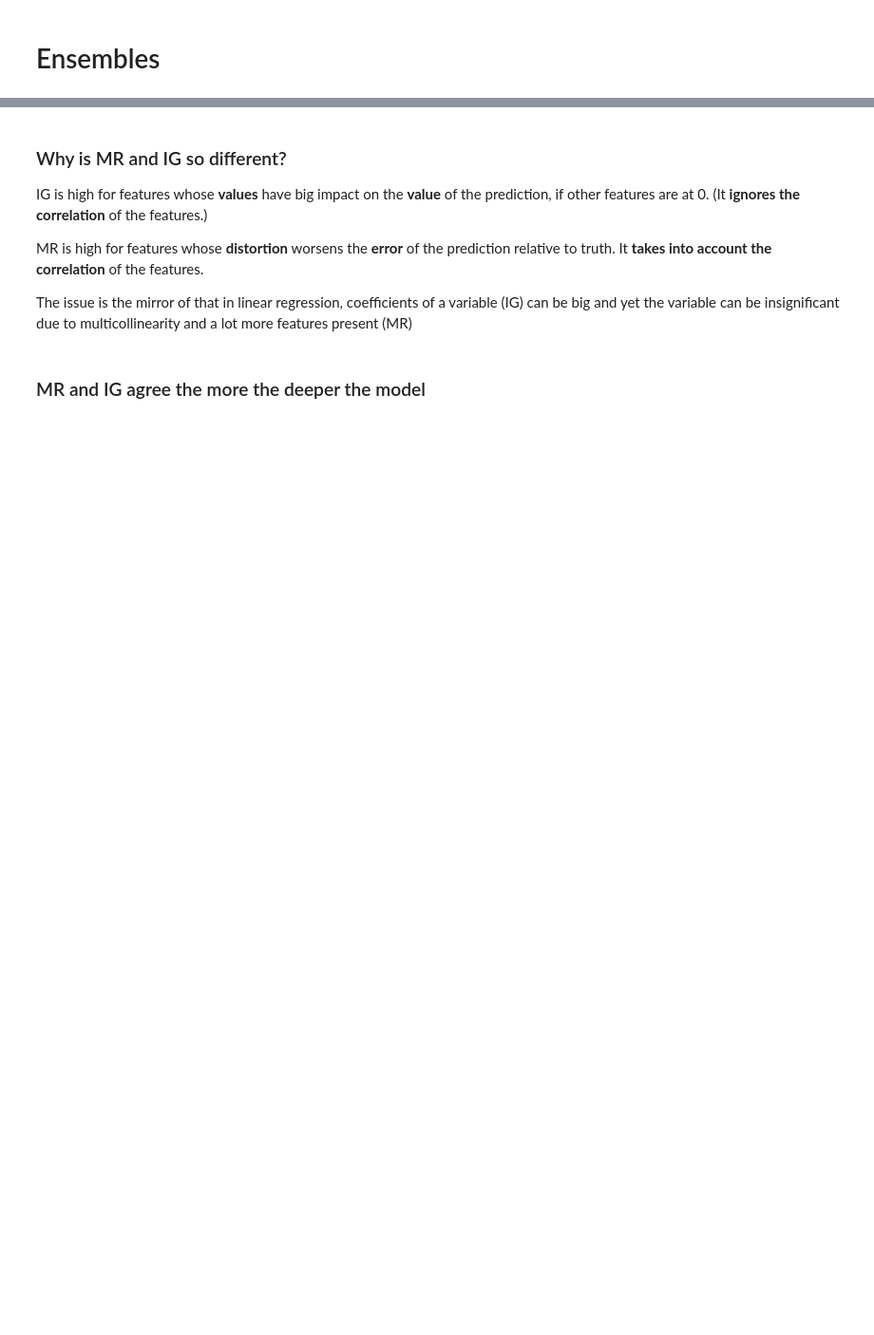
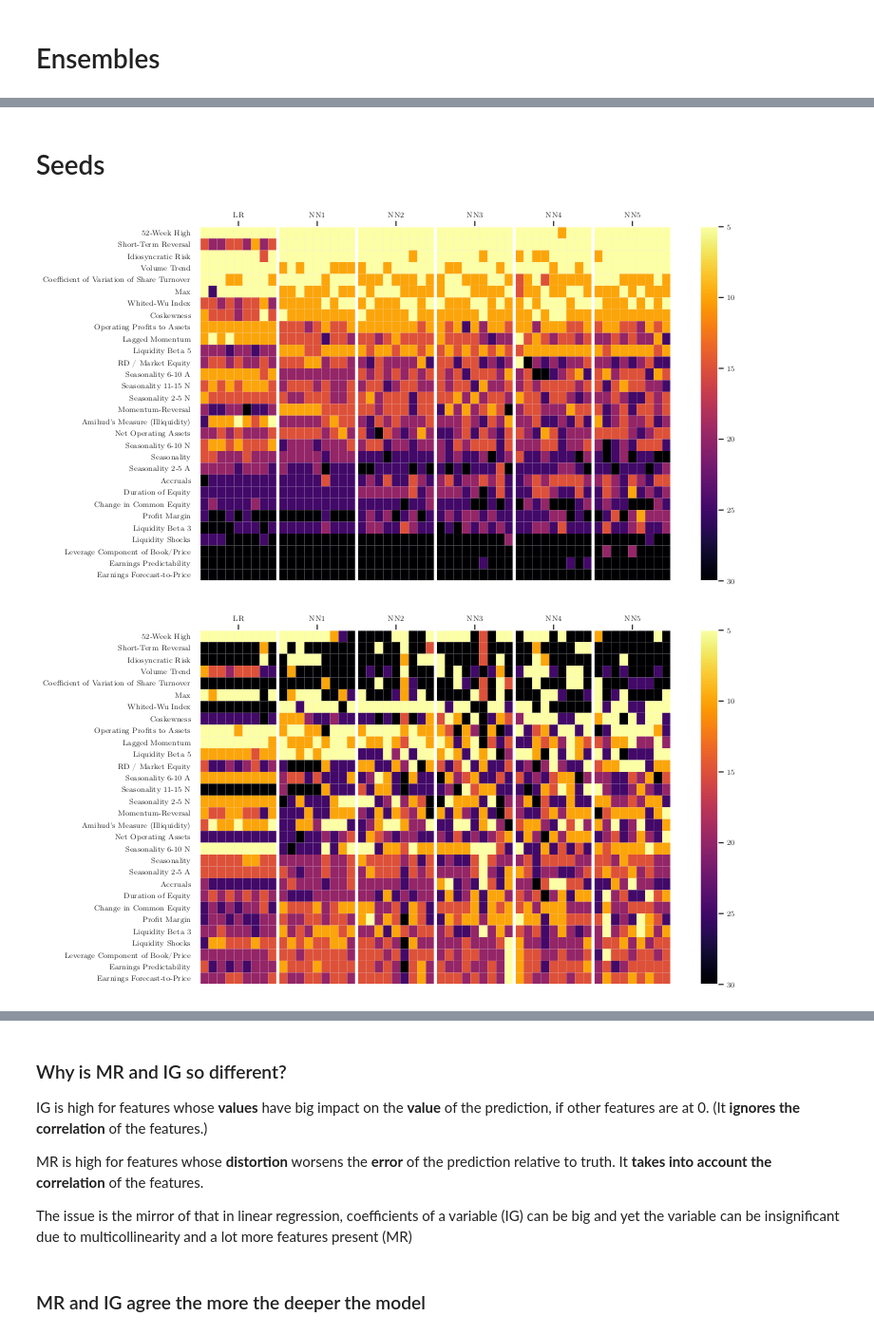
Before and after one commit to karolinachalupova/DiplomaThesis, a Jupyter notebook: results_plots.ipynb, the cells around one changed output, grey strips where cells are left out. Shown at 95% size. Drawn from its saved outputs; the diff is of its cells as text; code cells hidden in the pictures; blank space fills up the shorter version.

```diff
--- a/results_plots.ipynb
+++ b/results_plots.ipynb
@@ -246,0 +53,16 @@ fe_heatmap(mr)
+# %% [markdown]
+# Seeds
+# %%
+r = Results(os.path.join("results", "selected", "individual"))
+r.load()
+r.subset('ytrain',16)
+r.rename(['nn_name', "seed"])
+
+for styling in ["heatmap"]:
+    style_plot_df(r.ig.transpose(), styling=styling, mode='seeds')
+
+for styling in ["heatmap"]:
+    style_plot_df(r.mr.transpose(), styling=styling, mode='seeds')
+# %% [output]
+[figure, added]
+[figure, added]
```
Also changed, not shown: parts of 62 cells of this notebook.
